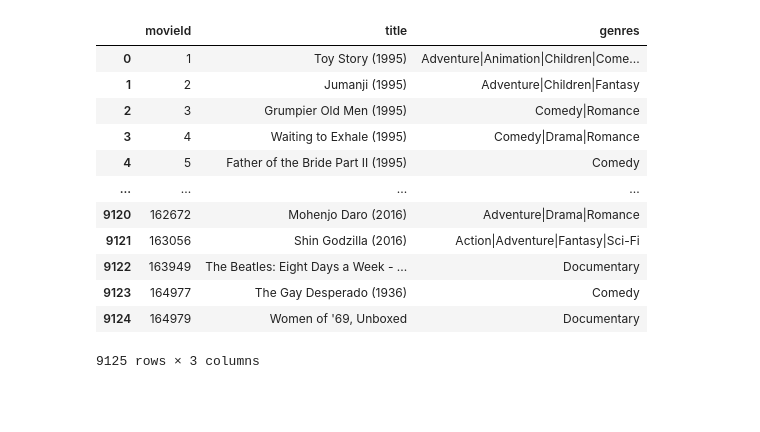
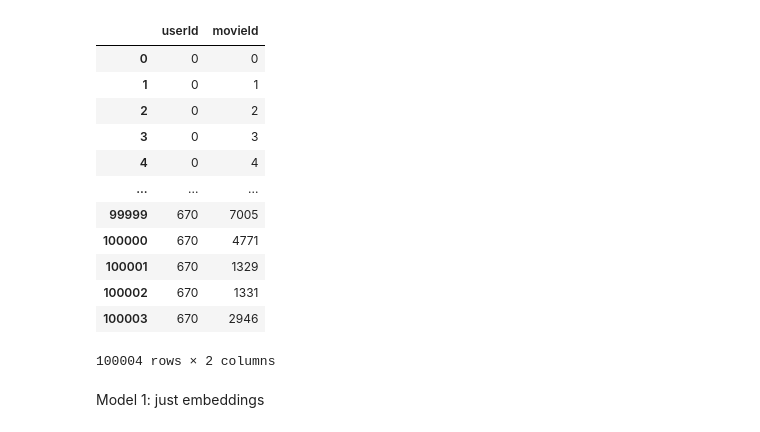
Before and after one commit to 57459N/DataProcesingLabs, a Jupyter notebook: lab5.ipynb, the cells around one changed output. Drawn from its saved outputs; the diff is of its cells as text; code cells hidden in the pictures; blank space fills up the shorter version.

Commit message:
lab5
copied methods
nn recommendation model doesn't learn

```diff
--- a/lab5.ipynb
+++ b/lab5.ipynb
@@ -6,16 +16,27 @@ movies_df = pd.read_csv('./data/movies/movies.csv')
 # %%
-movies_df
+movies_df.head()
-# %% [output]
-|  | movieId | title | genres |
-| 0 | 1 | Toy Story (1995) | Adventure|Animation|Children|Come... |
-| 1 | 2 | Jumanji (1995) | Adventure|Children|Fantasy |
-| 2 | 3 | Grumpier Old Men (1995) | Comedy|Romance |
-| 3 | 4 | Waiting to Exhale (1995) | Comedy|Drama|Romance |
-| 4 | 5 | Father of the Bride Part II (1995) | Comedy |
-| ... | ... | ... | ... |
-| 9120 | 162672 | Mohenjo Daro (2016) | Adventure|Drama|Romance |
-| 9121 | 163056 | Shin Godzilla (2016) | Action|Adventure|Fantasy|Sci-Fi |
-| 9122 | 163949 | The Beatles: Eight Days a Week - ... | Documentary |
-| 9123 | 164977 | The Gay Desperado (1936) | Comedy |
-| 9124 | 164979 | Women of '69, Unboxed | Documentary |
-9125 rows × 3 columns
+# %%
+users = ratings_df.userId.unique()
+movies = ratings_df.movieId.unique()
+# %%
+userid2idx = {o: i for i, o in enumerate(users)}
+movieid2idx = {o: i for i, o in enumerate(movies)}
+df = ratings_df.copy(deep=True)
+df['userId'] = df['userId'].apply(lambda x: userid2idx[x])
+df['movieId'] = df['movieId'].apply(lambda x: movieid2idx[x])
+# %%
+df[['userId', 'movieId']]
+# %% [output]
+|  | userId | movieId |
+| 0 | 0 | 0 |
+| 1 | 0 | 1 |
+| 2 | 0 | 2 |
+| 3 | 0 | 3 |
+| 4 | 0 | 4 |
+| ... | ... | ... |
+| 99999 | 670 | 7005 |
+| 100000 | 670 | 4771 |
+| 100001 | 670 | 1329 |
+| 100002 | 670 | 1331 |
+| 100003 | 670 | 2946 |
+100004 rows × 2 columns
@@ -21,0 +47,2 @@ movies_df
+# %% [markdown]
+Model 1: just embeddings
```
Also changed, not shown: parts of 13 cells of this notebook.
